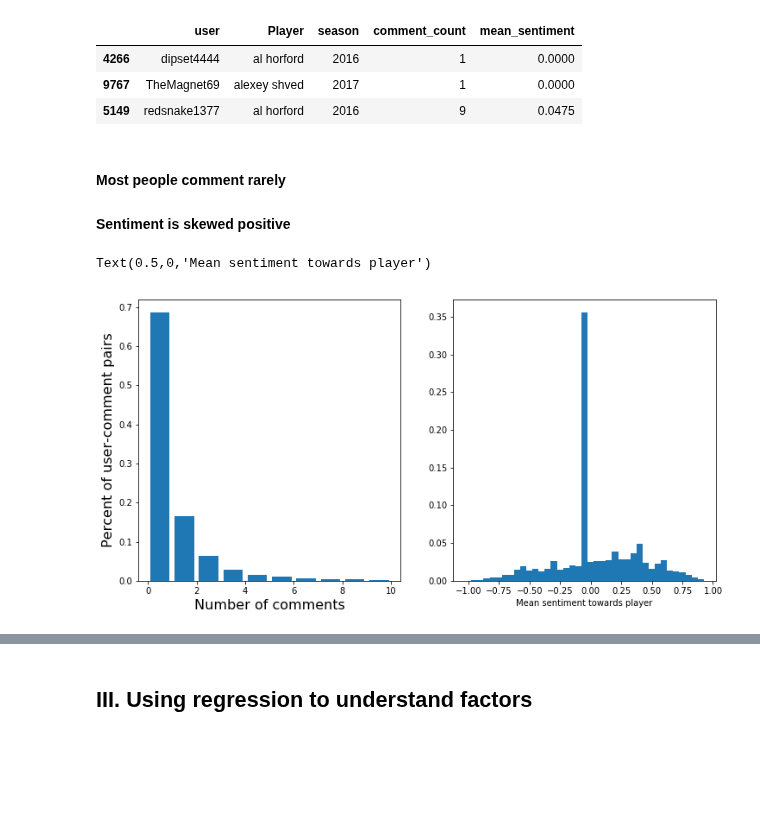
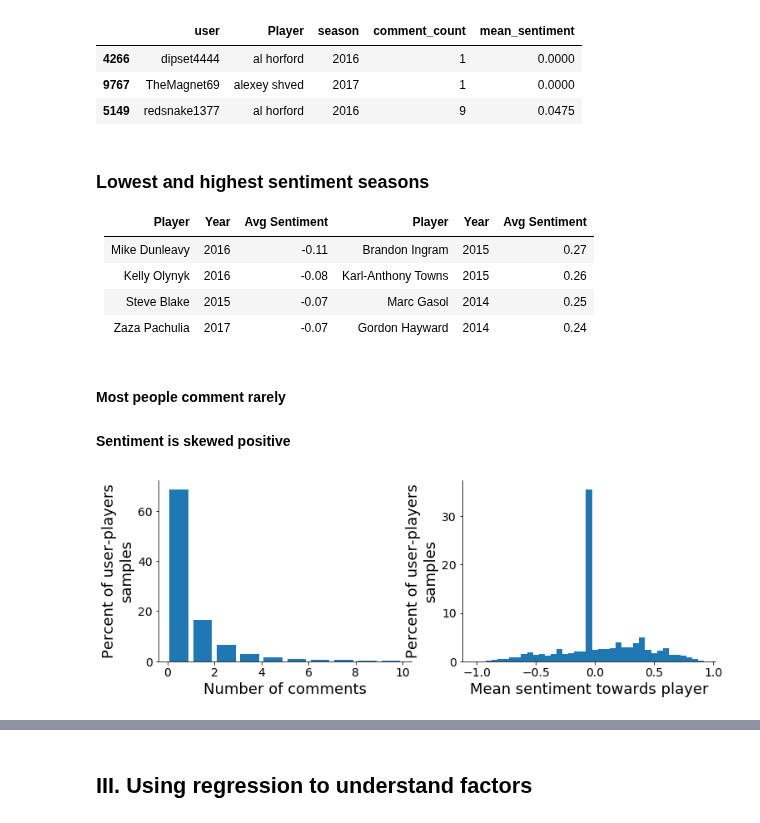
Before and after one commit to map222/trailofpapers, a Jupyter notebook: sentiment_sports/paper/puppy_presentation.ipynb, the cells around one changed output, grey strips where cells are left out. Saved outputs shown, nothing was run; the diff lists cells and outputs as text; code cells hidden in the pictures; blank space fills up the shorter version.

```diff
--- a/sentiment_sports/paper/puppy_presentation.ipynb
+++ b/sentiment_sports/paper/puppy_presentation.ipynb
@@ -243,19 +246,36 @@ user_player_df[['user', 'Player', 'season', 'comment_count', 'mean_sentiment']].
 | 4266 | dipset4444 | al horford | 2016 | 1 | 0.0000 |
 | 9767 | TheMagnet69 | alexey shved | 2017 | 1 | 0.0000 |
 | 5149 | redsnake1377 | al horford | 2016 | 9 | 0.0475 |
+# %% [markdown]
+### Lowest and highest sentiment seasons
+
+|Player |Year    | Avg Sentiment  | Player  | Year  | Avg Sentiment|
+|--- |--- |---|---|---|---|
+| Mike Dunleavy  | 2016  | -0.11  | Brandon Ingram  | 2015  |0.27 |
+| Kelly Olynyk  | 2016  | -0.08  | Karl-Anthony Towns  | 2015  |0.26 |
+| Steve Blake  | 2015  | -0.07  | Marc Gasol  | 2014  |0.25 |
+| Zaza Pachulia  | 2017| -0.07  | Gordon Hayward  | 2014 |0.24|
 # %% [markdown]
 #### Most people comment rarely
 #### Sentiment is skewed positive
 # %%
-fs = 16
-fig, [ax1, ax2] = plt.subplots(1,2, figsize =[12,6])
-ax1.bar(np.arange(0.5, 10.5, 1),user_player_df.comment_count.value_counts().head(10)/ user_player_df.shape[0]);
-ax1.set_ylabel('Percent of user-comment pairs',fontsize =fs)
+fs = 18
+fig, [ax1, ax2] = plt.subplots(1,2, figsize =[12,4])
+ax1.bar(np.arange(0.5, 10.5, 1),100*user_player_df.comment_count.value_counts().head(10)/ user_player_df.shape[0]);
+ax1.set_ylabel('Percent of user-players\nsamples',fontsize =fs)
 ax1.set_xlabel('Number of comments', fontsize =fs)
+ax1.tick_params(axis='both', which='major', labelsize=fs-4)
+
 sentiment_hist, sentiment_bins = np.histogram(user_player_df['mean_sentiment'], bins = np.arange(-1, 1, 0.05))
 sentiment_hist = sentiment_hist / sentiment_hist.sum()
-ax2.bar(sentiment_bins[:-1], sentiment_hist, 0.05)
-ax2.set_xlabel('Mean sentiment towards player', fontsize=fs)
+ax2.bar(sentiment_bins[:-1], 100*sentiment_hist, 0.05)
+ax2.set_ylabel('Percent of user-players\nsamples',fontsize =fs)
+ax2.set_xlabel('Mean sentiment towards player', fontsize=fs);
+ax2.tick_params(axis='both', which='major', labelsize=fs-4)
+#cleanup
+ax1.spines['right'].set_visible(False)
+ax1.spines['top'].set_visible(False)
+ax2.spines['right'].set_visible(False)
+ax2.spines['top'].set_visible(False)
 # %% [output]
-Text(0.5,0,'Mean sentiment towards player')
-[figure, old version]
+[figure, new version]
```
Also changed, not shown: parts of 24 cells of this notebook.
